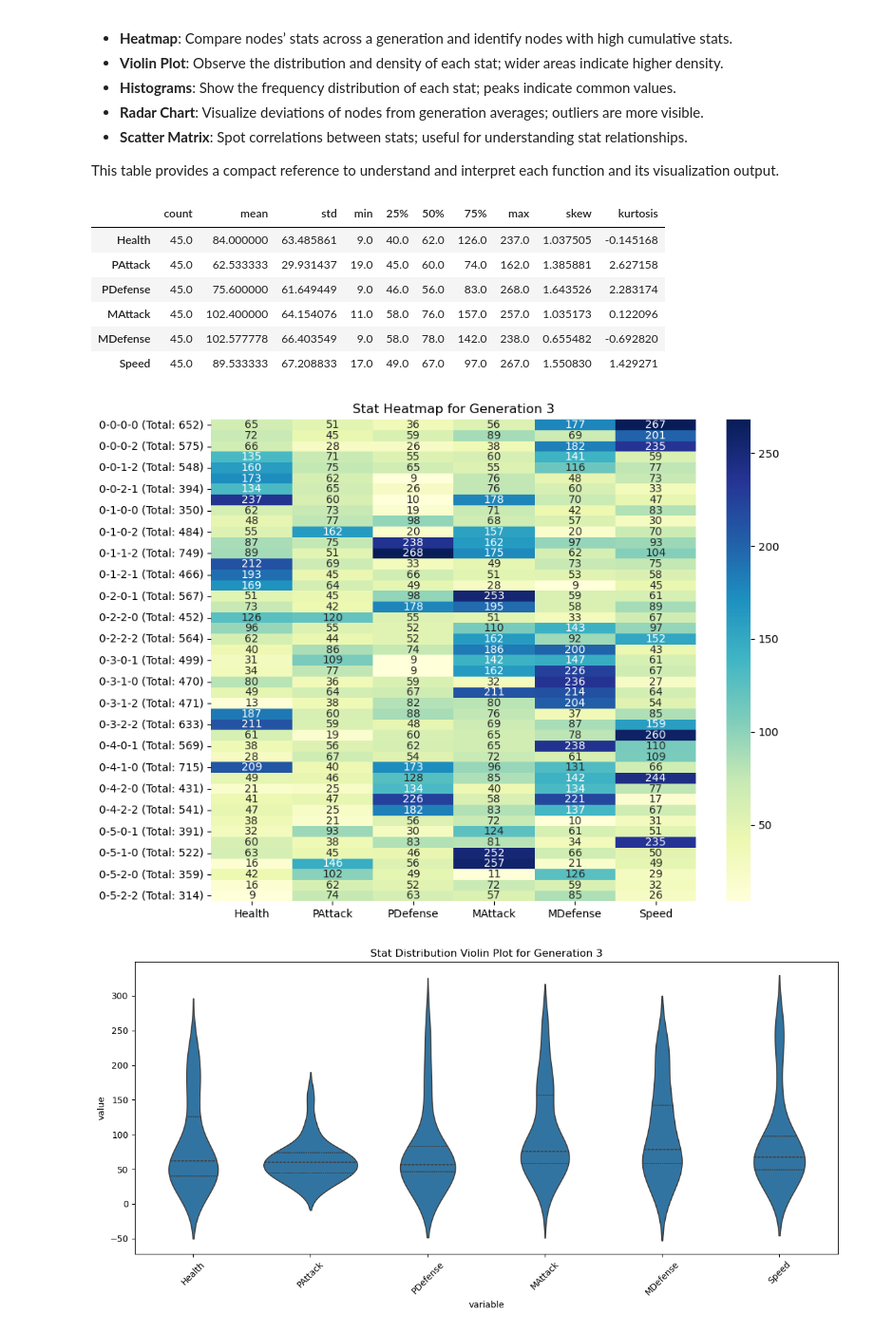
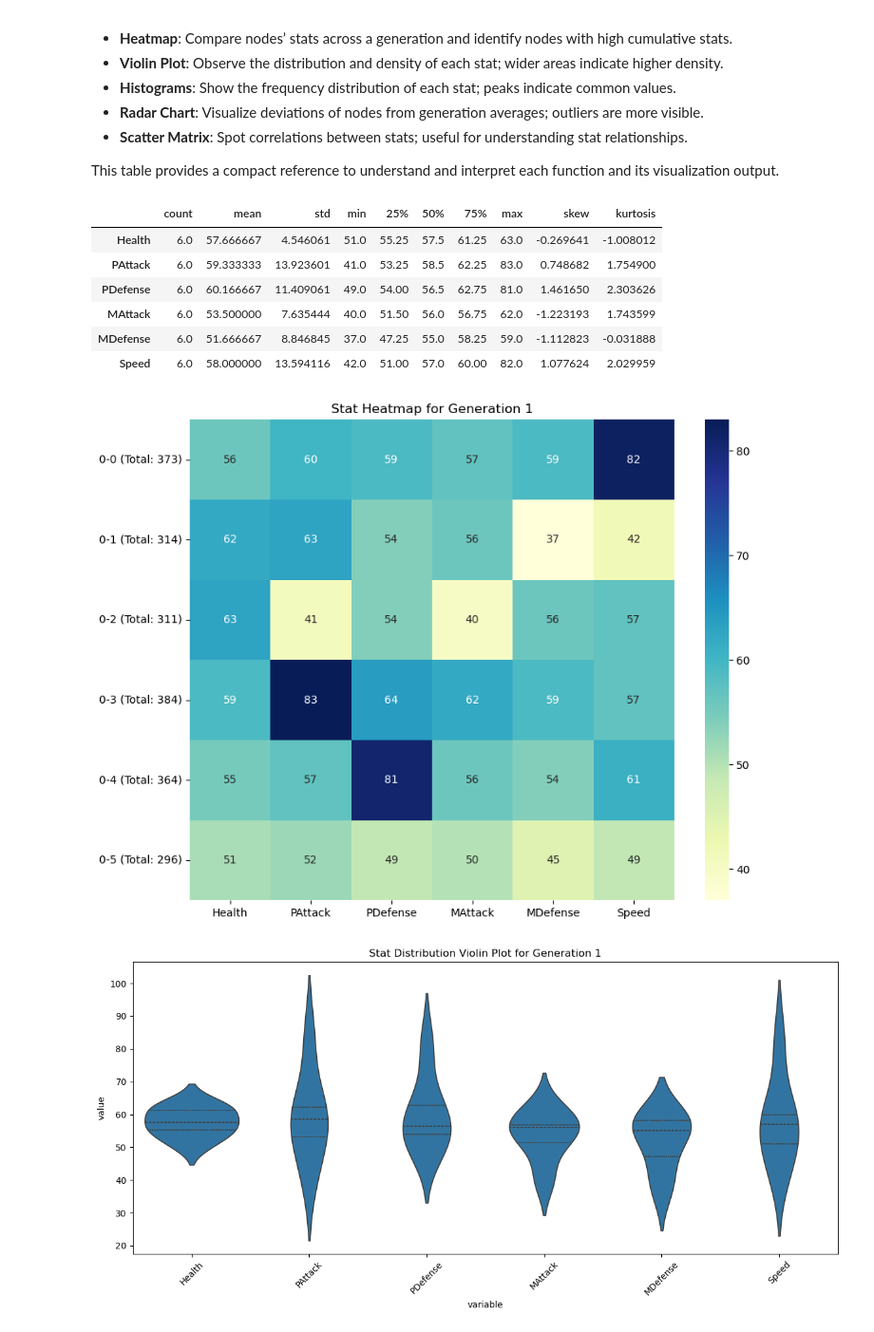
Before and after one commit to MaterDev/Python_Jupyter_Experiments, a Jupyter notebook: projects/08_huMon-gen/main.ipynb, the cells around one changed output. Shown at 95% size. Cells and saved outputs as stored; diff of their text form; code cells hidden in the pictures.

```diff
--- a/projects/08_huMon-gen/main.ipynb
+++ b/projects/08_huMon-gen/main.ipynb
@@ -9,12 +9,12 @@ import plotly.graph_objs as go
 from matplotlib.colors import to_hex, to_rgb
 
 class StatTreeGenerator:
-    def __init__(self, branch_pattern, performance_threshold=50, stopping_likelihood=0.5):
+    def __init__(self, branch_pattern, performance_percentage=0.20, stopping_likelihood=0.5):
         """Initialize the StatTreeGenerator with branching patterns, base stats, max stat cap,
-        performance threshold, and stopping likelihood for high-performing nodes."""
+        performance percentage, and stopping likelihood for high-performing nodes."""
 
         self.branch_pattern = branch_pattern
-        self.performance_threshold = performance_threshold  # Metric n: Threshold above which a node may stop lineage
+        self.performance_percentage = performance_percentage  # Metric n: Threshold as a percentage above the average stats
         self.stopping_likelihood = stopping_likelihood  # Likelihood x of stopping for high-performing nodes
         self.nodes = {}
         self.G = nx.DiGraph()
@@ -42,7 +42,7 @@ class StatTreeGenerator:
         self.max_stats_per_generation = {}
 
     def get_generation_stat_threshold(self, generation):
-        """Calculate the average total stats for nodes in a generation and add the performance threshold.
+        """Calculate the average total stats for nodes in a generation and add the performance percentage.
 
         Args:
             generation (int): The generation level for which to calculate the threshold.
@@ -58,7 +58,7 @@ class StatTreeGenerator:
 
         if total_stats:
             average_total = sum(total_stats) / len(total_stats)
-            return average_total + self.performance_threshold
+            return average_total * (1 + self.performance_percentage)
         return float('inf')  # No threshold if no nodes are found
 
     def should_stop_high_performer(self, node_stats, generation):
@@ -332,7 +332,7 @@ class StatTreeGenerator:
 
 
 # Initialize the tree generator
-tree_generator = StatTreeGenerator(branch_pattern=[6, 3, 3], performance_threshold=10, stopping_likelihood=0.25)
+tree_generator = StatTreeGenerator(branch_pattern=[6, 3, 3], performance_percentage=0.10, stopping_likelihood=0.45)
 tree_data = tree_generator.generate_tree()
 
 # Helper function to create dropdown options for multi-node comparison
@@ -688,30 +688,30 @@ def plot_scatter_matrix(generation_data):
     fig.show()
 # %%
 # Running the dashboard for a specific generation
-generation = 3  # Set the generation to inspect
+generation = 1  # Set the generation to inspect
 generation_data = filter_generation(generation, tree_data)
 
 # Run summary statistics and plot functions with error handling
 try:
     summary = summary_statistics(generation_data)
     plot_heatmap(generation_data, generation)
     plot_violin_plots(generation_data, generation)
     plot_distribution_histograms(generation_data, generation)
     plot_radar_chart(generation_data)
     plot_scatter_matrix(generation_data)
 except ValueError as e:
     print(f"Data error: {e}")
 except KeyError as e:
     print(f"Missing column error: {e}")
 except Exception as e:
     print(f"An unexpected error occurred: {e}")
 # %% [output]
 |  | count | mean | std | min | 25% | 50% | 75% | max | skew | kurtosis |
-| Health | 45.0 | 84.000000 | 63.485861 | 9.0 | 40.0 | 62.0 | 126.0 | 237.0 | 1.037505 | -0.145168 |
-| PAttack | 45.0 | 62.533333 | 29.931437 | 19.0 | 45.0 | 60.0 | 74.0 | 162.0 | 1.385881 | 2.627158 |
-| PDefense | 45.0 | 75.600000 | 61.649449 | 9.0 | 46.0 | 56.0 | 83.0 | 268.0 | 1.643526 | 2.283174 |
-| MAttack | 45.0 | 102.400000 | 64.154076 | 11.0 | 58.0 | 76.0 | 157.0 | 257.0 | 1.035173 | 0.122096 |
-| MDefense | 45.0 | 102.577778 | 66.403549 | 9.0 | 58.0 | 78.0 | 142.0 | 238.0 | 0.655482 | -0.692820 |
-| Speed | 45.0 | 89.533333 | 67.208833 | 17.0 | 49.0 | 67.0 | 97.0 | 267.0 | 1.550830 | 1.429271 |
+| Health | 6.0 | 57.666667 | 4.546061 | 51.0 | 55.25 | 57.5 | 61.25 | 63.0 | -0.269641 | -1.008012 |
+| PAttack | 6.0 | 59.333333 | 13.923601 | 41.0 | 53.25 | 58.5 | 62.25 | 83.0 | 0.748682 | 1.754900 |
+| PDefense | 6.0 | 60.166667 | 11.409061 | 49.0 | 54.00 | 56.5 | 62.75 | 81.0 | 1.461650 | 2.303626 |
+| MAttack | 6.0 | 53.500000 | 7.635444 | 40.0 | 51.50 | 56.0 | 56.75 | 62.0 | -1.223193 | 1.743599 |
+| MDefense | 6.0 | 51.666667 | 8.846845 | 37.0 | 47.25 | 55.0 | 58.25 | 59.0 | -1.112823 | -0.031888 |
+| Speed | 6.0 | 58.000000 | 13.594116 | 42.0 | 51.00 | 57.0 | 60.00 | 82.0 | 1.077624 | 2.029959 |
-[figure, old version]
+[figure, new version]
-[figure, old version]
+[figure, new version]
```
Also changed, not shown: parts of 1 cell of this notebook.
